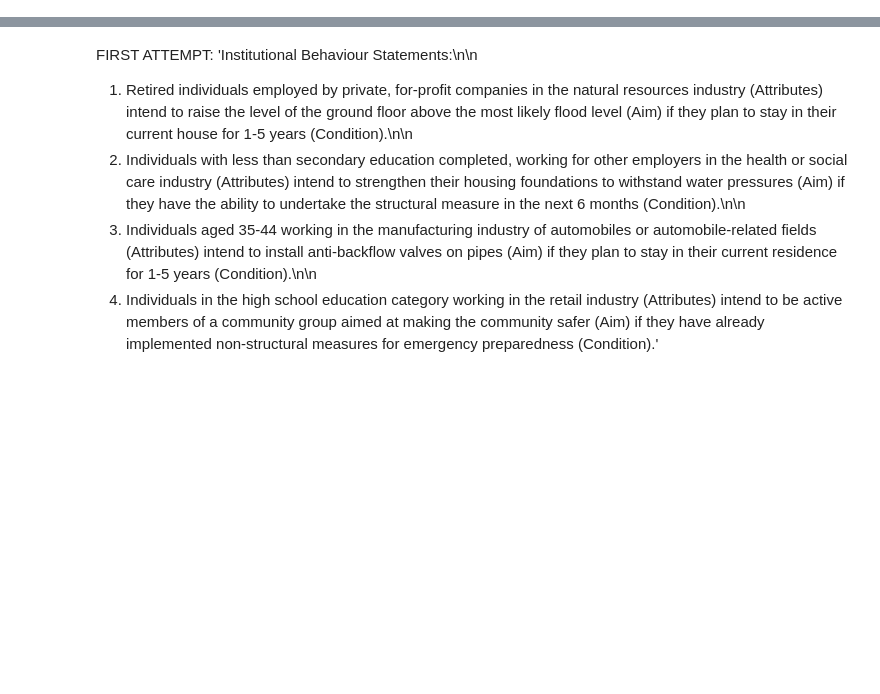
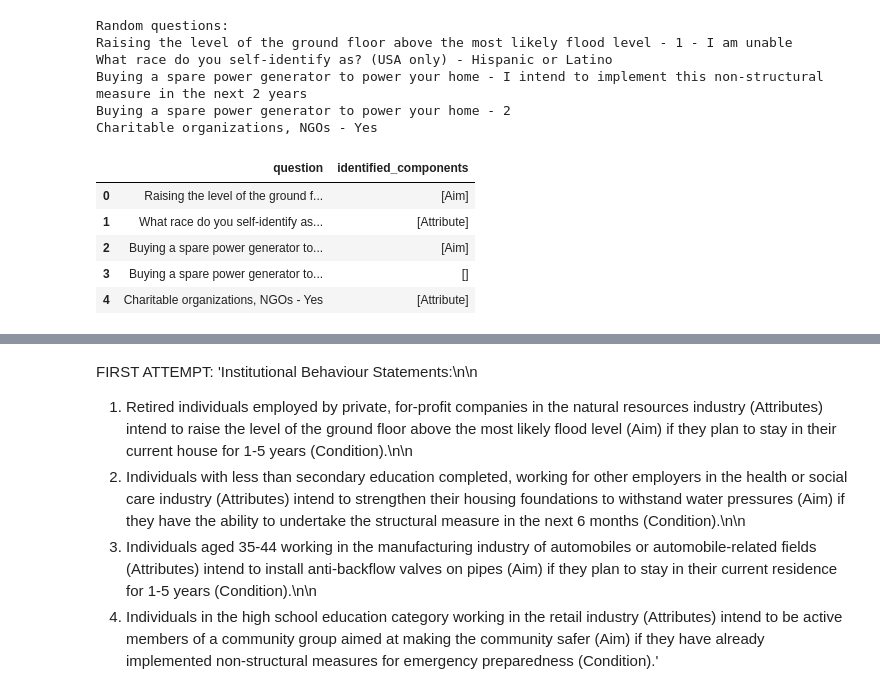
Before and after one commit to GeorgeGitHubbins/MScThesis-Extracting-InformalRules-from-Surveys, a Jupyter notebook: GPTTest.ipynb, the cells around one changed output, grey strips where cells are left out. Saved outputs shown, nothing was run; the diff lists cells and outputs as text; code cells hidden in the pictures; blank space fills up the shorter version.

```diff
--- a/GPTTest.ipynb
+++ b/GPTTest.ipynb
@@ -40,0 +87,52 @@ aims = [k for k, v in question_adico_mapping.items() if 'Aim' in str(v) or 'Aim/
+# %%
+#For now we make a random selection of questions to identify the ADICO components but later we can provide the model with a predetermined selection
+sample_questions_answers = random.sample(list(survey_questions_filled['Combined Key']),5)
+
+print("Random questions: \n" + "\n".join(sample_questions_answers)+ "\n\n")
+
+# Constructing the prompt
+prompt = "For each of the question - answer combinations below identify if they can be used to extract an Attribute, Aim, or Condition:\n\n"
+prompt += "\n".join(sample_questions_answers) + "\n\n"
+prompt += "\n each question - answer pair can only be assigned to one of the three options"
+
+#Explain to the GPT what their role is:
+systemMessage = "You are a helpful assistant that reviews question - answer combinations from a survey and identifies if they can be used to define an Attribute, Aim, or Condition. You always output the same list of questions with their identified component(s) in JSON structure that will be read using the following: categorized_questions_json = json.loads(response.choices[0].message.content) and categorized_questions = pd.DataFrame(categorized_questions_json['questions'])."
+
+#Give them some context information:
+contentMessage = "An institutional statement refers to a structured representation of institutions using specific elements such as Attribute, Deontic, Aim, Condition, and Or Else (ADICO). These statements are used to define and understand the impacts, actions, and conditions associated with institutional rules, norms, and shared strategies within social systems.\n\n"
+contentMessage += "Attribute: Who is performing the aim action, e.g. demographics such as “Households in Indonesia” or “police officers”.\n\n"
+contentMessage += "Aim: The action performed by the entities with the listed attributes if all conditions are met, e.g. “reinforce their foundations bi-yearly” or “close the door”.\n\n"
+contentMessage += "Condition: External factors that influence the demographic into performing the aim action, e.g. “if they live with more than four people” or “if the alarm goes off”\n\n"
+contentMessage += "Combining these elements produces the following Institutional shared strategy: “Police officers (Attribute) lock the doors of their vehicle (Aim) if they leave the vehicle (Condition)”'\n\n"
+
+
+response = client.chat.completions.create(
+  model="gpt-3.5-turbo",
+  messages=[
+    {"role": "system", "content": systemMessage},
+    {"role": "user", "content": prompt},
+    {"role": "assistant", "content": contentMessage},
+  ]
+)
+
+# Parse JSON
+categorized_questions_json = json.loads(response.choices[0].message.content)
+
+# Convert JSON to dataframe
+categorized_questions = pd.DataFrame(categorized_questions_json["questions"])
+
+# Display dataframe
+categorized_questions
+# %% [output]
+Random questions:
+Raising the level of the ground floor above the most likely flood level - 1 - I am unable
+What race do you self-identify as? (USA only) - Hispanic or Latino
+Buying a spare power generator to power your home - I intend to implement this non-structural measure in the next 2 years
+Buying a spare power generator to power your home - 2
+Charitable organizations, NGOs - Yes
+|  | question | identified_components |
+| 0 | Raising the level of the ground f... | [Aim] |
+| 1 | What race do you self-identify as... | [Attribute] |
+| 2 | Buying a spare power generator to... | [Aim] |
+| 3 | Buying a spare power generator to... | [] |
+| 4 | Charitable organizations, NGOs - Yes | [Attribute] |
```
Also changed, not shown: parts of 10 cells of this notebook.
